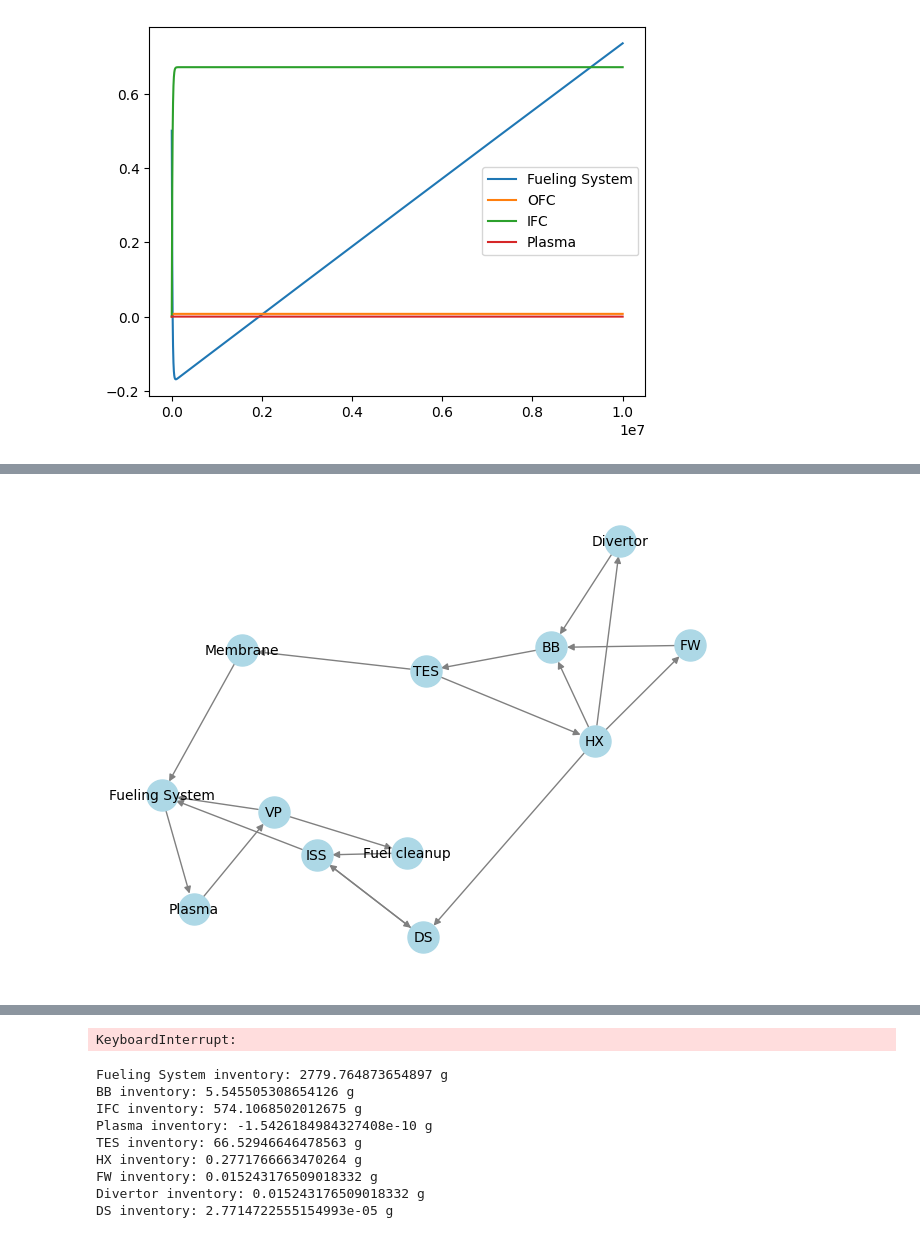
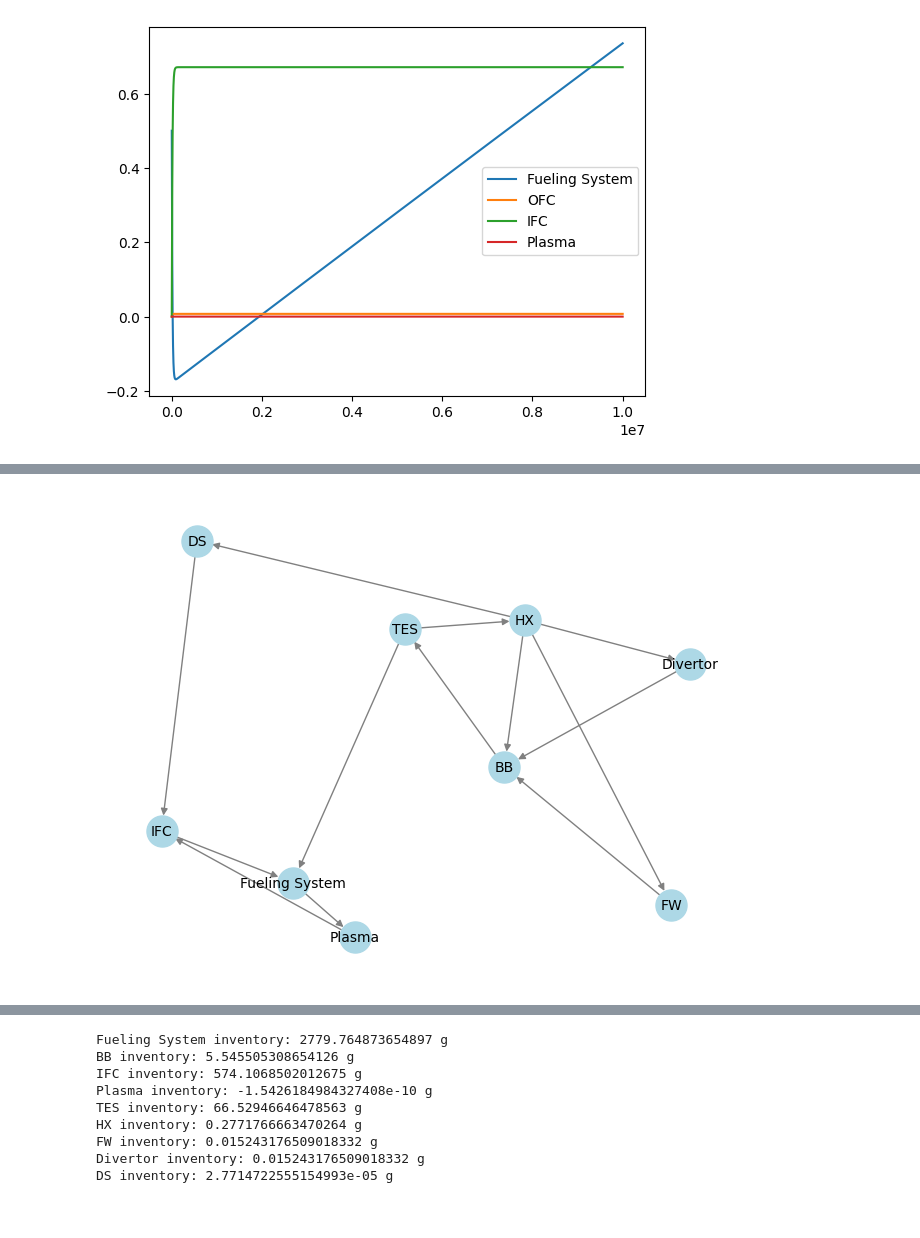
Before and after one commit to gabriele-ferrero/fuelcycle, a Jupyter notebook: test.ipynb, the cells around one changed output, grey strips where cells are left out. Cells and saved outputs as stored; diff of their text form; code cells hidden in the pictures.

```diff
--- a/test.ipynb
+++ b/test.ipynb
@@ -298,20 +298,13 @@ LAMBDA = 1.73e-9 # Decay constant for tritium
 AF = 0.7
 N_burn = 9.3e-7 * AF # Tritium burn rate in the plasma
 TBR = 1.06
-tau_bb = 1.25 * 3600
-tau_fc =  3600
+tau_ofc = 2 * 3600
+tau_ifc = 5 * 3600
 tau_tes = 24 * 3600
 tau_HX = 1 * 3600
 tau_FW = 1000
 tau_div = 1000
 tau_ds = 3600
-tau_vp = 600
-tau_iss = 3 * 3600
-tau_membrane = 100
-
-f_dir = 0.3
-f_iss_ds = 0.1
-
 I_startup = 1.1
 TBE = 0.02
 tes_efficiency = 0.9
@@ -328,31 +321,28 @@ I_reserve = N_burn / TBE * q * t_res
 
 # Define components
 fueling_system = FuelingSystem("Fueling System", N_burn, TBE, initial_inventory=I_startup)
-BB = BreedingBlanket("BB", tau_bb, initial_inventory=0, N_burn = N_burn, TBR = TBR)
-FW = Component("FW", residence_time = tau_FW)
-divertor = Component("Divertor", residence_time = tau_div)
-fuel_cleanup = Component("Fuel cleanup", tau_fc)
+BB = BreedingBlanket("BB", tau_ofc, initial_inventory=0, N_burn = N_burn, TBR = TBR)
+FW = Component("FW", residence_time = 600)
+divertor = Component("Divertor", residence_time = 600)
+IFC = Component("IFC", tau_ifc)
 plasma = Plasma("Plasma", N_burn, TBE)
 TES = Component("TES", residence_time = tau_tes)
 HX = Component("HX", residence_time = tau_HX)
 DS = Component("DS", residence_time = tau_ds)
-VP = Component("VP", residence_time = tau_vp)
-ISS = Component("ISS", residence_time = tau_iss)
-membrane = Component("Membrane", residence_time = tau_membrane)
 
 # Define ports
 port1 = fueling_system.add_output_port("Fueling to Plasma")
 port2 = plasma.add_input_port("Port 2")
-port3 = plasma.add_output_port("Plasma to VP")
-port4 = fuel_cleanup.add_input_port("Port 4", incoming_fraction= 1 - f_dir)
-port5 = fuel_cleanup.add_output_port("fuel_cleanup to ISS")
+port3 = plasma.add_output_port("Plasma to IFC")
+port4 = IFC.add_input_port("Port 4")
+port5 = IFC.add_output_port("IFC to Fueling System")
 port6 = BB.add_output_port("OFC to TES")
-port7 = fueling_system.add_input_port("Port 7", incoming_fraction=1 - f_iss_ds)
-port8 = fuel_cleanup.add_input_port("Port 8")
+port7 = fueling_system.add_input_port("Port 7")
+port8 = IFC.add_input_port("Port 8")
 port9 = TES.add_output_port("TES to Fueling System")
 port10 = TES.add_output_port("TES to HX")
 port11 = TES.add_input_port("Port 11")
-port12 = fueling_system.add_input_port("Port 12")
+port12 = fueling_system.add_input_port("Port 12", incoming_fraction=tes_efficiency)
 port13 = HX.add_input_port("Port 13", incoming_fraction=1-tes_efficiency)
 port14 = HX.add_output_port("HX to BB")
 port15 = BB.add_input_port("Port 15", incoming_fraction= hx_to_BB)
@@ -365,45 +355,28 @@ port21 = HX.add_output_port("HX to div")
 port22 = BB.add_input_port("Port 22")
 port23 = BB.add_input_port("Port 23")
 port24 = DS.add_input_port("Port 24", incoming_fraction=hx_to_ds)
-port25 = DS.add_output_port("DS to fuel cleanup")
+port25 = DS.add_output_port("DS to IFC")
 port26 = HX.add_output_port("HX to DS")
-port27 = fuel_cleanup.add_input_port("Port 27")
-port28 = VP.add_input_port("Port 28")
-port29 = VP.add_output_port("VP to fuel_cleanup")
-port30 = VP.add_output_port("VP to Fueling System")
-port31 = fueling_system.add_input_port("Port 31", incoming_fraction=f_dir)
-port32 = ISS.add_input_port("Port 32")
-port33 = ISS.add_input_port("Port 33")
-port34 = ISS.add_output_port("ISS to fueling system")
-port35 = DS.add_input_port("Port 35", incoming_fraction=f_iss_ds)
-port36 = ISS.add_output_port("ISS to DS")
-port37 = membrane.add_input_port("Port 37", incoming_fraction=tes_efficiency)
-port38 = membrane.add_output_port("Membrane to fueling system")
+port27 = IFC.add_input_port("Port 27")
 
 # Add components to component map
 component_map = ComponentMap()
 component_map.add_component(fueling_system)
 component_map.add_component(BB)
-component_map.add_component(fuel_cleanup)
+component_map.add_component(IFC)
 component_map.add_component(plasma)
 component_map.add_component(TES)
 component_map.add_component(HX)
 component_map.add_component(FW)
 component_map.add_component(divertor)
 component_map.add_component(DS)
-component_map.add_component(VP)
-component_map.add_component(ISS)
-component_map.add_component(membrane)
 
 # Connect ports
 component_map.connect_ports(fueling_system, port1, plasma, port2)
-component_map.connect_ports(plasma, port3, VP, port28)
-component_map.connect_ports(VP, port29, fuel_cleanup, port4)
-component_map.connect_ports(VP, port30, fueling_system, port31)
-component_map.connect_ports(fuel_cleanup, port5, ISS, port32)
+component_map.connect_ports(plasma, port3, IFC, port4)
+component_map.connect_ports(IFC, port5, fueling_system, port7)
 component_map.connect_ports(BB, port6, TES, port11)
-component_map.connect_ports(TES, port9, membrane, port37)
-component_map.connect_ports(membrane, port38, fueling_system, port12)
+component_map.connect_ports(TES, port9, fueling_system, port12)
 component_map.connect_ports(TES, port10, HX, port13)
 component_map.connect_ports(HX, port14, BB, port15)
 component_map.connect_ports(HX, port20, FW, port16)
@@ -411,9 +384,7 @@ component_map.connect_ports(HX, port21, divertor, port18)
 component_map.connect_ports(FW, port17, BB, port22)
 component_map.connect_ports(divertor, port19, BB, port23)
 component_map.connect_ports(HX, port26, DS, port24)
-component_map.connect_ports(DS, port25, ISS, port33)
-component_map.connect_ports(ISS, port34, fueling_system, port7)
-component_map.connect_ports(ISS, port36, DS, port35)
+component_map.connect_ports(DS, port25, IFC, port27)
 
 component_map.print_connected_map()
 visualize_connections(component_map)
@@ -441,2 +412,2 @@ Component: DS
-[figure, old version]
+[figure, new version]
 Startup inventory is: 1.1
@@ -459,3 +430,2 @@ Time = 662256.6597414266, Error = 1.1313985895392382e-10, dt = 100, dt_new = 883
-KeyboardInterrupt:
 # %%
 for component in component_map.components.values():
```
Also changed, not shown: parts of 2 cells of this notebook, 2 other files.
